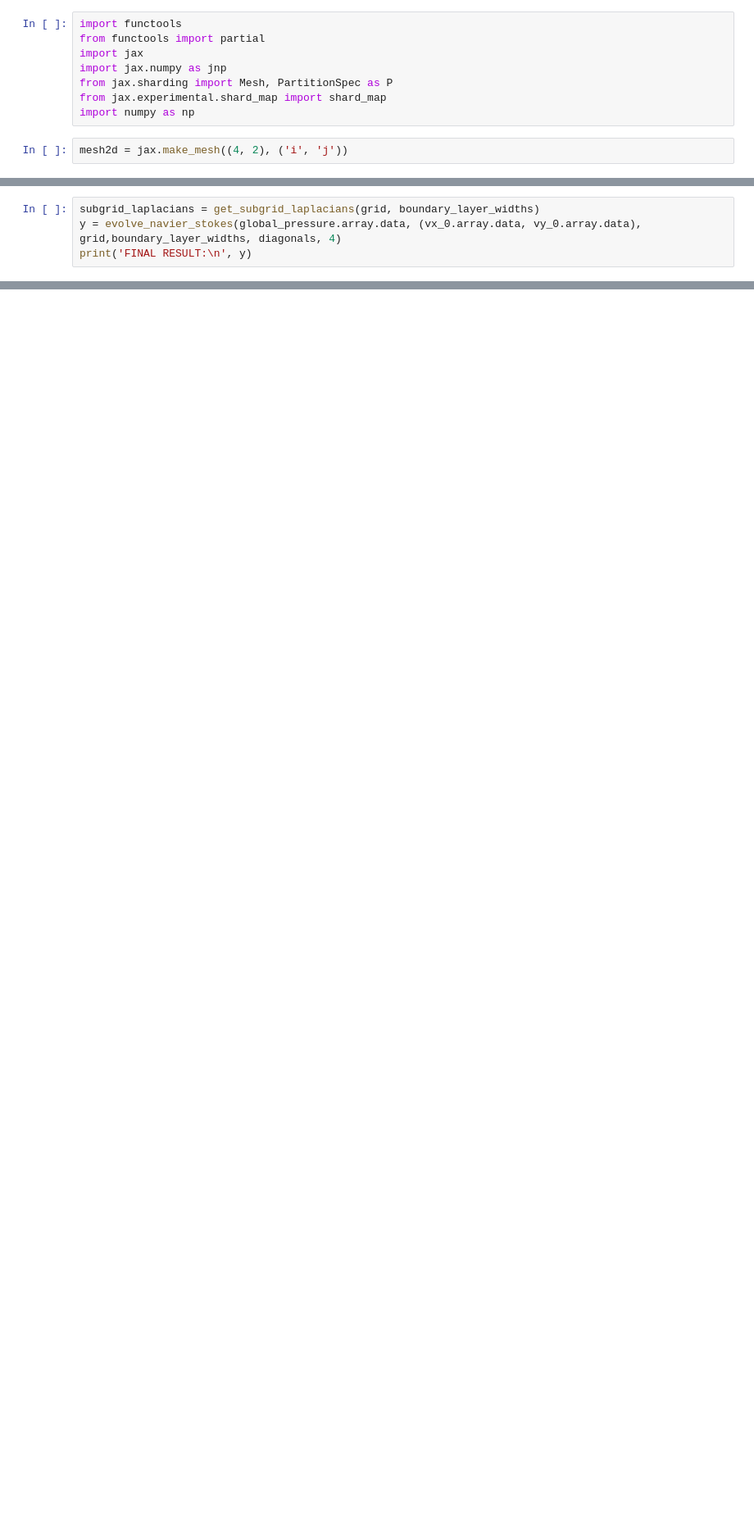
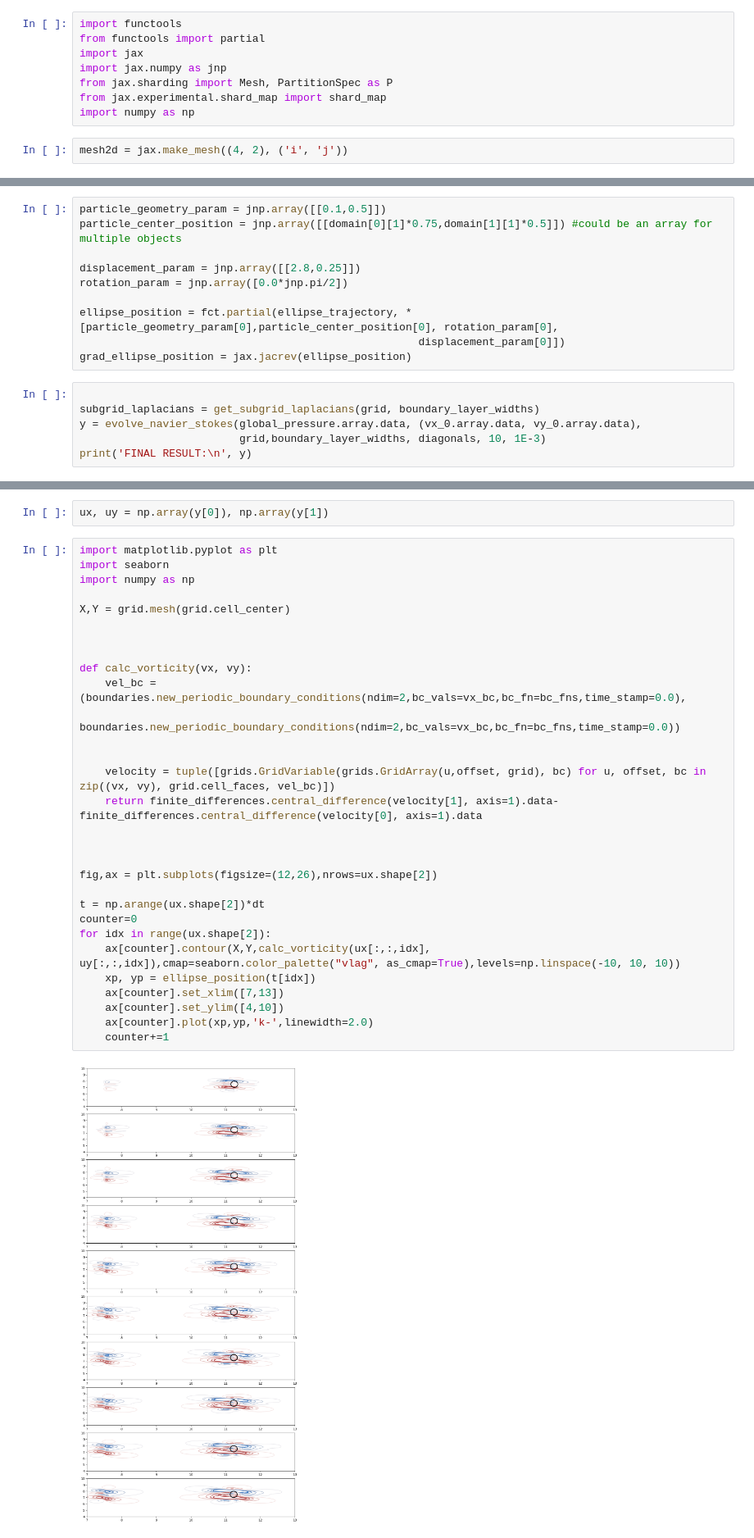
Before and after one commit to hashimmg/jax_IB, a Jupyter notebook: notebooks/Flapping_Demo-dist.ipynb, the cells around one changed output, grey strips where cells are left out. Shown at 82% size. Cells and saved outputs as stored; diff of their text form; blank space fills up the shorter version.

```diff
--- a/notebooks/Flapping_Demo-dist.ipynb
+++ b/notebooks/Flapping_Demo-dist.ipynb
@@ -158,6 +187,18 @@ def evolve_navier_stokes(pressure_field, velocities, grid, boundary_layer_widths
+# %%
+particle_geometry_param = jnp.array([[0.1,0.5]])
+particle_center_position = jnp.array([[domain[0][1]*0.75,domain[1][1]*0.5]]) #could be an array for multiple objects
+
+displacement_param = jnp.array([[2.8,0.25]])
+rotation_param = jnp.array([0.0*jnp.pi/2])
+
+ellipse_position = fct.partial(ellipse_trajectory, *[particle_geometry_param[0],particle_center_position[0], rotation_param[0],
+                                                     displacement_param[0]])
+grad_ellipse_position = jax.jacrev(ellipse_position)
 # %%
+
 subgrid_laplacians = get_subgrid_laplacians(grid, boundary_layer_widths)
-y = evolve_navier_stokes(global_pressure.array.data, (vx_0.array.data, vy_0.array.data), grid,boundary_layer_widths, diagonals, 4)
+y = evolve_navier_stokes(global_pressure.array.data, (vx_0.array.data, vy_0.array.data),
+                         grid,boundary_layer_widths, diagonals, 10, 1E-3)
 print('FINAL RESULT:\n', y)
 # %% [output]
 FINAL RESULT:
@@ -179,0 +223,34 @@ FINAL RESULT:
+# %%
+ux, uy = np.array(y[0]), np.array(y[1])
+# %%
+import matplotlib.pyplot as plt
+import seaborn
+import numpy as np
+
+X,Y = grid.mesh(grid.cell_center)
+
+
+
+def calc_vorticity(vx, vy):
+    vel_bc = (boundaries.new_periodic_boundary_conditions(ndim=2,bc_vals=vx_bc,bc_fn=bc_fns,time_stamp=0.0),
+              boundaries.new_periodic_boundary_conditions(ndim=2,bc_vals=vx_bc,bc_fn=bc_fns,time_stamp=0.0))
+
+
+    velocity = tuple([grids.GridVariable(grids.GridArray(u,offset, grid), bc) for u, offset, bc in zip((vx, vy), grid.cell_faces, vel_bc)])
+    return finite_differences.central_difference(velocity[1], axis=1).data- finite_differences.central_difference(velocity[0], axis=1).data
+
+
+
+fig,ax = plt.subplots(figsize=(12,26),nrows=ux.shape[2])
+
+t = np.arange(ux.shape[2])*dt
+counter=0
+for idx in range(ux.shape[2]):
+    ax[counter].contour(X,Y,calc_vorticity(ux[:,:,idx], uy[:,:,idx]),cmap=seaborn.color_palette("vlag", as_cmap=True),levels=np.linspace(-10, 10, 10))
+    xp, yp = ellipse_position(t[idx])
+    ax[counter].set_xlim([7,13])
+    ax[counter].set_ylim([4,10])
+    ax[counter].plot(xp,yp,'k-',linewidth=2.0)
+    counter+=1
+# %% [output]
+[figure, added]
```
Also changed, not shown: parts of 6 cells of this notebook, 9 other files.
